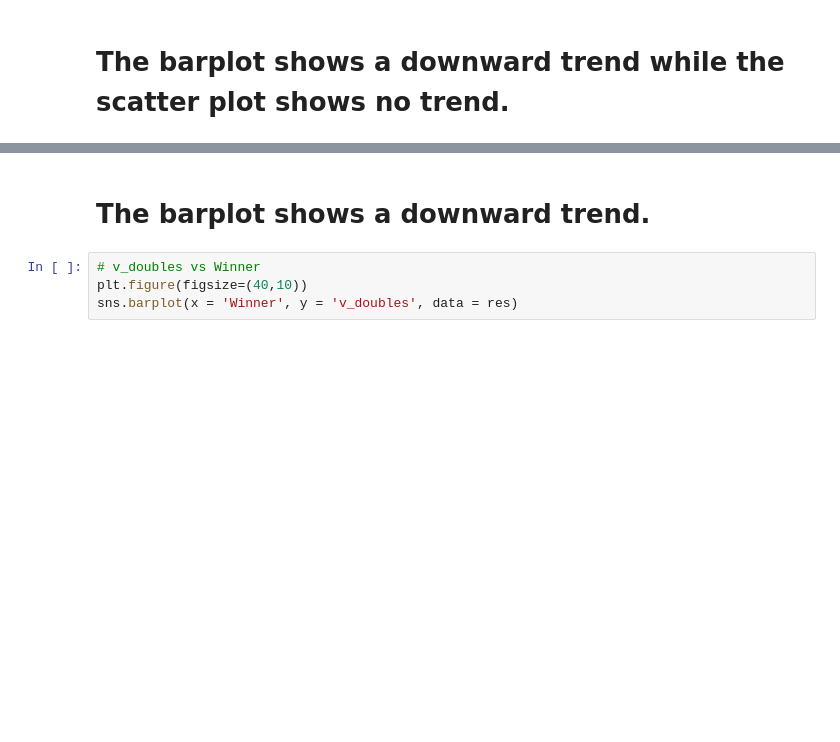
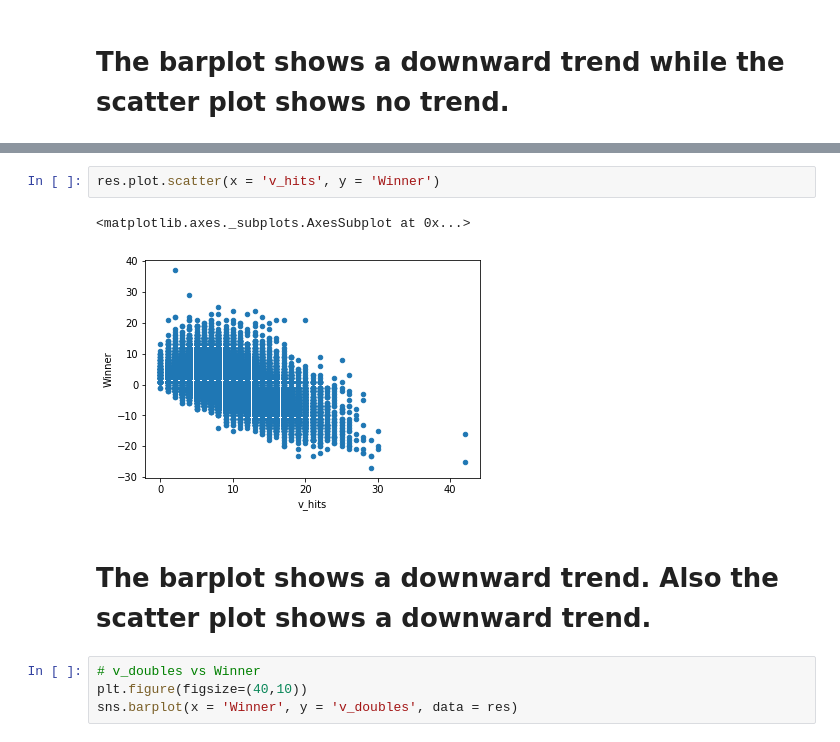
Before and after one commit to georgetown-analytics/MLB, a Jupyter notebook: Capstone project (December 11, 2021).ipynb, the cells around one changed output, grey strips where cells are left out. Drawn from its saved outputs; the diff is of its cells as text; blank space fills up the shorter version.

```diff
--- a/Capstone project (December 11, 2021).ipynb
+++ b/Capstone project (December 11, 2021).ipynb
@@ -170,5 +193,10 @@ sns.barplot(x = 'Winner', y = 'v_hits', data = res)
+# %%
+res.plot.scatter(x = 'v_hits', y = 'Winner')
+# %% [output]
+<matplotlib.axes._subplots.AxesSubplot at 0x...>
+[figure, added]
 # %% [markdown]
-# The barplot shows a downward trend.
+# The barplot shows a downward trend. Also the scatter plot shows a downward trend.
 # %%
 # v_doubles vs Winner
 plt.figure(figsize=(40,10))
```
Also changed, not shown: parts of 48 cells of this notebook.
